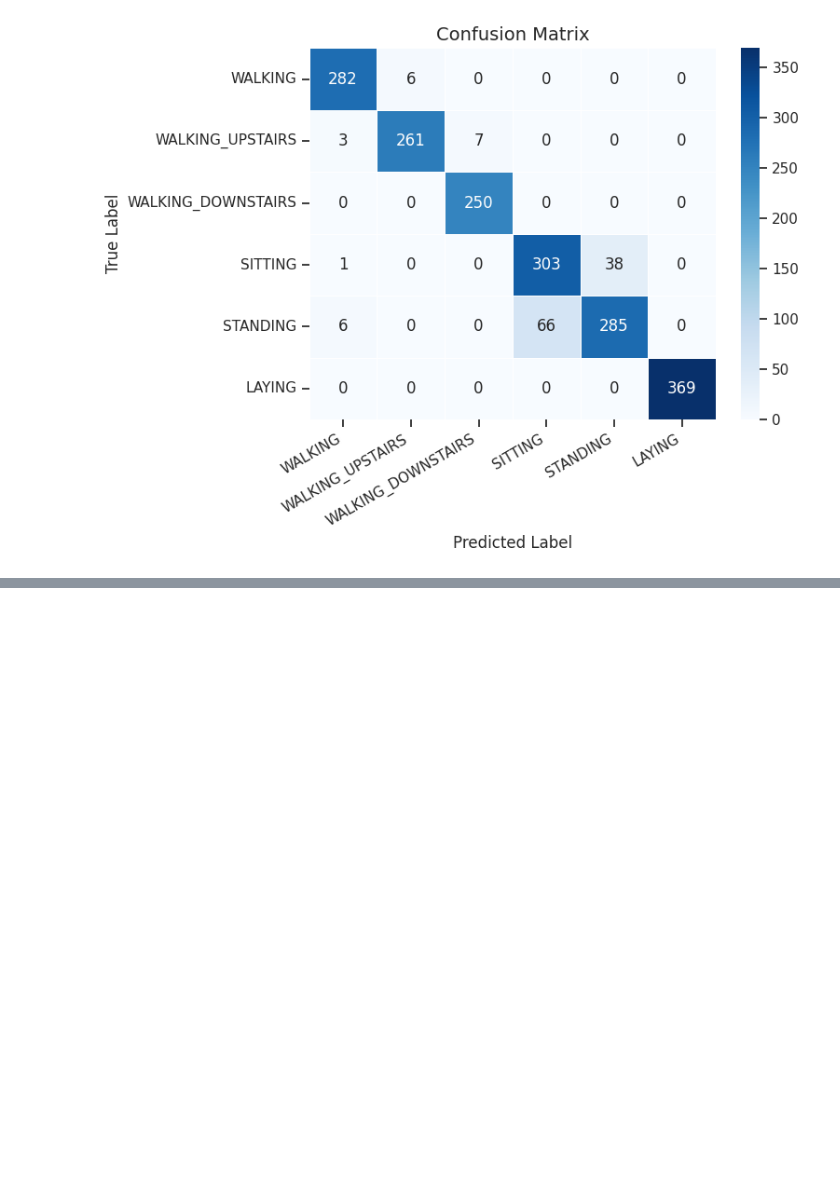
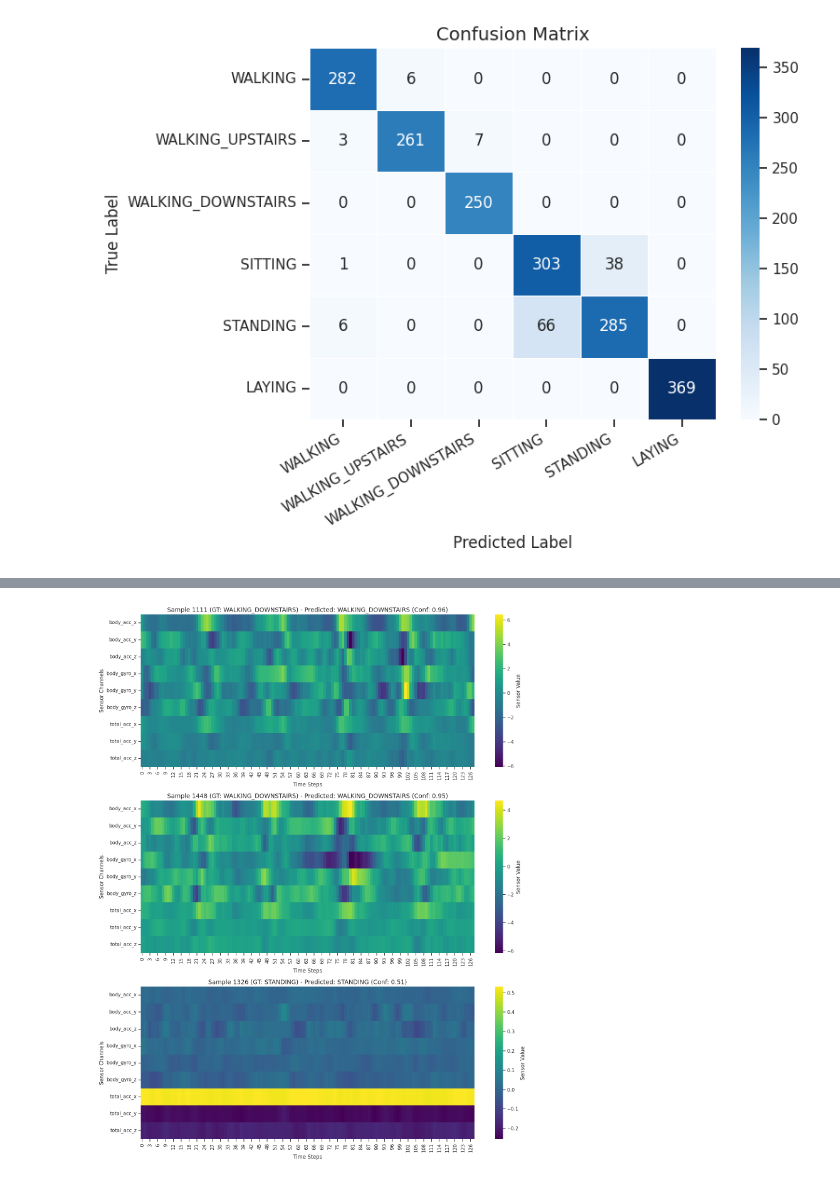
Before and after one commit to swayambhu2010/Python-Visibility, a Jupyter notebook: Module 2 Deep Learning Computer Vision Deployment/Recurrent neural networks/Week_9_v_0_0.ipynb, the cells around one changed output, grey strips where cells are left out. Saved outputs shown, nothing was run; the diff lists cells and outputs as text; code cells hidden in the pictures; blank space fills up the shorter version.

```diff
--- a/Module 2 Deep Learning Computer Vision Deployment/Recurrent neural networks/Week_9_v_0_0.ipynb
+++ b/Module 2 Deep Learning Computer Vision Deployment/Recurrent neural networks/Week_9_v_0_0.ipynb
@@ -979,0 +1100,47 @@ LAYING                  1.0000      1.0000
+# %%
+# ─────────────────────────────────────────────────────────────────
+#  Visualize raw sensor data and model predictions for random samples.
+# ─────────────────────────────────────────────────────────────────
+
+# Get a few random indices from the test set for visualization
+num_samples_to_visualize = 3 # Choose how many samples to display
+random_test_indices = np.random.choice(len(X_test), num_samples_to_visualize, replace=False)
+
+# Ensure model is in evaluation mode
+model_lstm_.eval()
+
+plt.figure(figsize=(15, 6 * num_samples_to_visualize))
+
+for i, sample_idx in enumerate(random_test_indices):
+    # Extract a single sample and its label from the original (standardized) test data
+    sample_data_X = torch.tensor(X_test[sample_idx], dtype=torch.float32).unsqueeze(0).to(device) # Add batch dimension
+    sample_data_y = y_test[sample_idx]
+
+    with torch.no_grad():
+        logits = model_lstm_(sample_data_X) # Get model prediction (logits)
+        probabilities = torch.softmax(logits, dim=1) # Convert logits to probabilities
+        predicted_prob, predicted_class_idx = torch.max(probabilities, dim=1) # Get max probability and its index
+
+    # Map numerical labels back to activity names
+    ground_truth_activity = ACTIVITY_NAMES[sample_data_y + 1] # Add 1 because ACTIVITY_NAMES is 1-indexed
+    predicted_activity = ACTIVITY_NAMES[predicted_class_idx.item() + 1]
+
+    # Plot the sensor data for the chosen sample
+    plt.subplot(num_samples_to_visualize, 1, i + 1)
+    sns.heatmap(
+        sample_data_X.squeeze(0).cpu().numpy().T, # Remove batch dim, transpose to (features, timesteps)
+        cmap='viridis', # Color map for heatmap
+        cbar_kws={'label': 'Sensor Value'},
+        yticklabels=SIGNAL_NAMES # Label y-axis with sensor names
+    )
+    plt.title(
+        f'Sample {sample_idx} (GT: {ground_truth_activity}) - Predicted: {predicted_activity} (Conf: {predicted_prob.item():.2f})',
+        fontsize=14
+    )
+    plt.xlabel('Time Steps') # X-axis label
+    plt.ylabel('Sensor Channels') # Y-axis label
+
+plt.tight_layout()
+plt.show()
+# %% [output]
+[figure, added]
```
Also changed, not shown: parts of 10 cells of this notebook.
